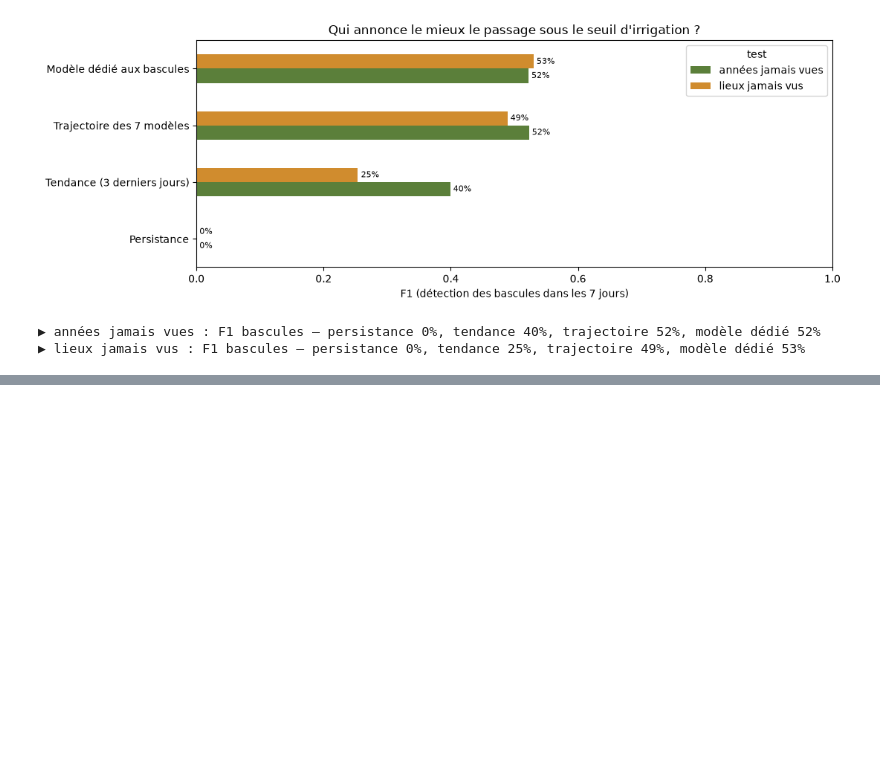
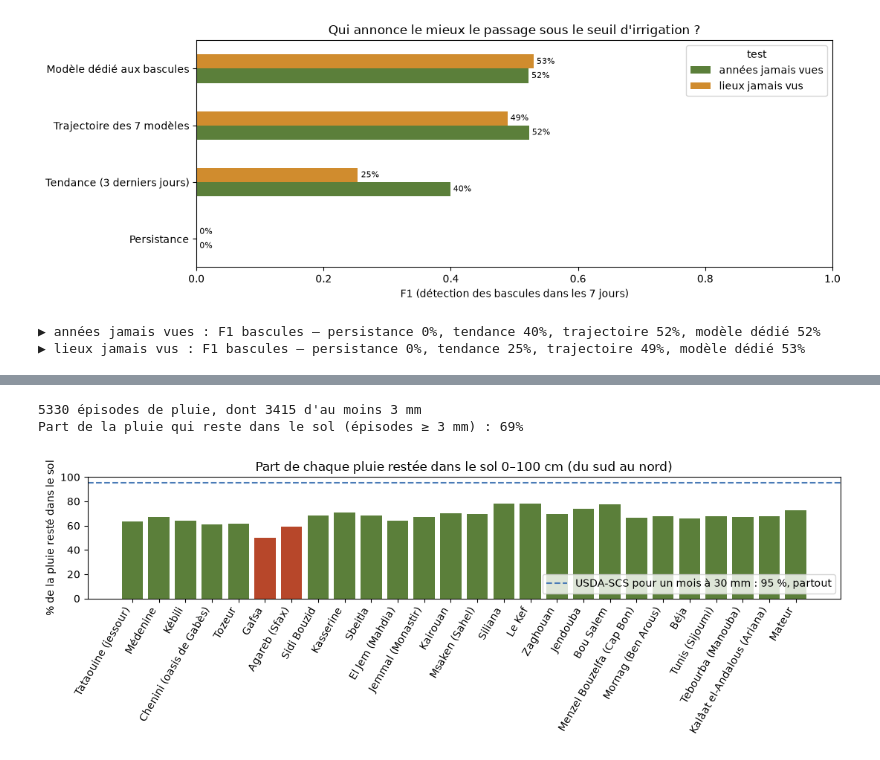
Before and after one commit to Dina0charfi/hackathon-gaia-kizuna-, a Jupyter notebook: ml/prevision_humidite_sol.ipynb, the cells around one changed output, grey strips where cells are left out. Saved outputs shown, nothing was run; the diff lists cells and outputs as text; code cells hidden in the pictures; blank space fills up the shorter version.

```diff
--- a/ml/prevision_humidite_sol.ipynb
+++ b/ml/prevision_humidite_sol.ipynb
@@ -786,0 +829,72 @@ for nom in ["années jamais vues", "lieux jamais vus"]:
+# %%
+# 11a. Épisodes de pluie et pluie efficace mesurée
+COUCHES = {"sm_0_7": 70, "sm_7_28": 210, "sm_28_100": 720}      # épaisseur de chaque couche en mm
+
+def stock_sol(d):
+    return sum(d[c] * mm for c, mm in COUCHES.items())            # eau dans 0–100 cm, en mm
+
+def episodes(d, seuil=1.0):
+    d = d.sort_values("date").reset_index(drop=True)
+    d["S"] = stock_sol(d)
+    pluvieux = d.pluie >= seuil
+    groupe = (pluvieux != pluvieux.shift()).cumsum()
+    lignes = []
+    for _, g in d[pluvieux].groupby(groupe[pluvieux]):
+        i0, i1 = g.index[0], g.index[-1]
+        if i0 < 30 or i1 + 1 >= len(d):
+            continue
+        avant, apres, hist = d.loc[i0 - 1], d.loc[i1 + 1], d.loc[i0 - 30:i0 - 1]
+        lignes.append(dict(site=d.site.iloc[0], debut=g.date.iloc[0], jours=len(g),
+                           pluie_evt=g.pluie.sum() + apres.pluie, pluie_max=g.pluie.max(), et0_evt=g.et0.sum() + apres.et0,
+                           tmax=g.tmax.mean(), altitude=avant.altitude,
+                           sm_0_7=avant.sm_0_7, sm_7_28=avant.sm_7_28, sm_28_100=avant.sm_28_100,
+                           pluie_7j=hist.pluie.iloc[-7:].sum(), pluie_30j=hist.pluie.sum(), et0_7j=hist.et0.iloc[-7:].sum(),
+                           S_avant=avant.S, S_apres=apres.S))
+    return pd.DataFrame(lignes)
+
+pe_data = data[["site", "date", "pluie", "et0", "tmax", "altitude"] + list(COUCHES)].dropna(subset=list(COUCHES))
+ep = pd.concat([episodes(g) for _, g in pe_data.groupby("site")], ignore_index=True)
+ep["annee"] = ep.debut.dt.year
+ep["test_geo"] = ep.site.map(SITES.set_index("id").test_geo)
+
+# séchage « de toute façon » : perte moyenne d'un jour sec, par site et par mois (années d'entraînement)
+pe_data = pe_data.assign(S=stock_sol(pe_data))
+pe_data["dS"] = pe_data.groupby("site").S.diff()
+sec = (pe_data.pluie < 0.2) & (pe_data.groupby("site").pluie.shift(1) < 0.2) & (pe_data.date.dt.year <= FIN_ENTRAIN)
+perte_jour = (-pe_data[sec].groupby(["site", pe_data[sec].date.dt.month]).dS.mean()).clip(lower=0)
+ep["sechage_attendu"] = [(r.jours + 1) * perte_jour.get((r.site, r.debut.month), 0.0) for r in ep.itertuples()]
+ep["pe_mesuree"] = (ep.S_apres - ep.S_avant + ep.sechage_attendu).clip(lower=0)
+ep["pe_mesuree"] = np.minimum(ep.pe_mesuree, ep.pluie_evt)
+
+# signature hydrique de chaque site = indice du type de sol (années d'entraînement seulement)
+signature = pe_data[pe_data.date.dt.year <= FIN_ENTRAIN].groupby("site")[list(COUCHES)].quantile([0.05, 0.95]).unstack()
+signature.columns = [f"{c}_{'sec' if q == 0.05 else 'humide'}" for c, q in signature.columns]
+ep = ep.join(signature, on="site")
+ep["reserve_avant"] = (ep.sm_7_28 - ep.sm_7_28_sec) / (ep.sm_7_28_humide - ep.sm_7_28_sec)
+jour = ep.debut.dt.dayofyear
+ep["saison_sin"], ep["saison_cos"] = np.sin(2 * np.pi * jour / 365.25), np.cos(2 * np.pi * jour / 365.25)
+
+VARIABLES_PE = ["pluie_evt", "jours", "pluie_max", "et0_evt", "tmax", "sm_0_7", "sm_7_28", "sm_28_100", "reserve_avant",
+                "pluie_7j", "pluie_30j", "et0_7j", "saison_sin", "saison_cos", "altitude"] + list(signature.columns)
+
+ASSEZ = ep.pluie_evt >= 3          # sous 3 mm, le gain du sol se perd dans le bruit : on n'apprend pas dessus
+print(f"{len(ep)} épisodes de pluie, dont {ASSEZ.sum()} d'au moins 3 mm")
+print(f"Part de la pluie qui reste dans le sol (épisodes ≥ 3 mm) : {ep[ASSEZ].pe_mesuree.sum() / ep[ASSEZ].pluie_evt.sum():.0%}")
+# %% [output]
+5330 épisodes de pluie, dont 3415 d'au moins 3 mm
+Part de la pluie qui reste dans le sol (épisodes ≥ 3 mm) : 69%
+# %%
+# 11b. Ce que disent les données : la part retenue change selon le site
+g = ep[ASSEZ].groupby("site")[["pe_mesuree", "pluie_evt"]].sum()
+part = g.pe_mesuree / g.pluie_evt
+ordre = SITES.set_index("id").loc[part.index].sort_values("lat").index
+part = part[ordre]
+noms = SITES.set_index("id").nom
+fig, ax = plt.subplots(figsize=(11, 4))
+ax.bar([noms[s] for s in part.index], part * 100, color=["#b7472a" if v < 0.6 else "#5b7f3a" for v in part])
+ax.axhline(95, ls="--", color="#4a7bb7", label="USDA-SCS pour un mois à 30 mm : 95 %, partout")
+ax.set_ylabel("% de la pluie resté dans le sol"); ax.set_ylim(0, 100); ax.legend(loc="lower right")
+ax.set_title("Part de chaque pluie restée dans le sol 0–100 cm (du sud au nord)")
+plt.xticks(rotation=60, ha="right"); fig.tight_layout()
+# %% [output]
+[figure, added]
```
Also changed, not shown: parts of 15 cells of this notebook, 36 other files.
